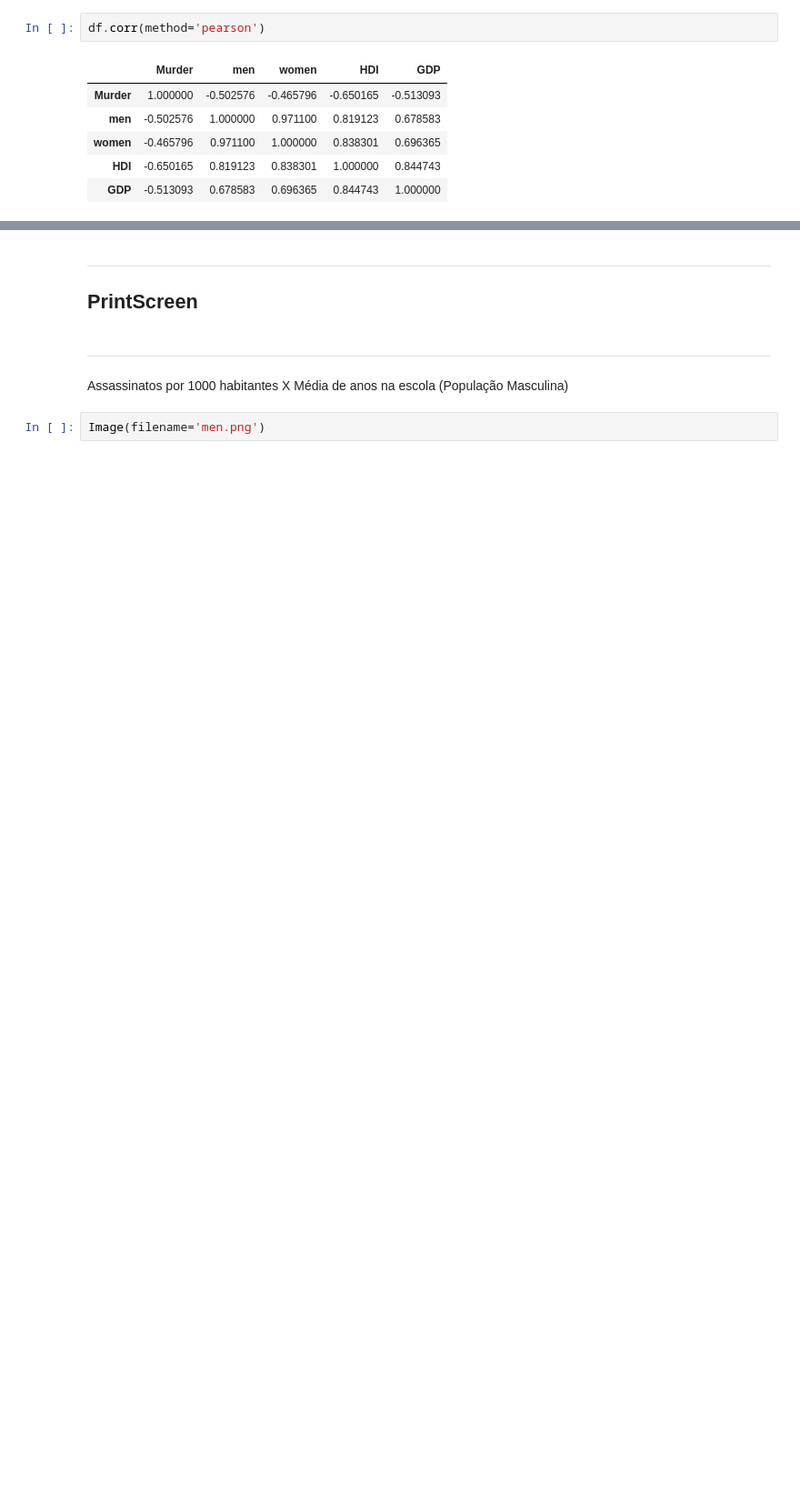
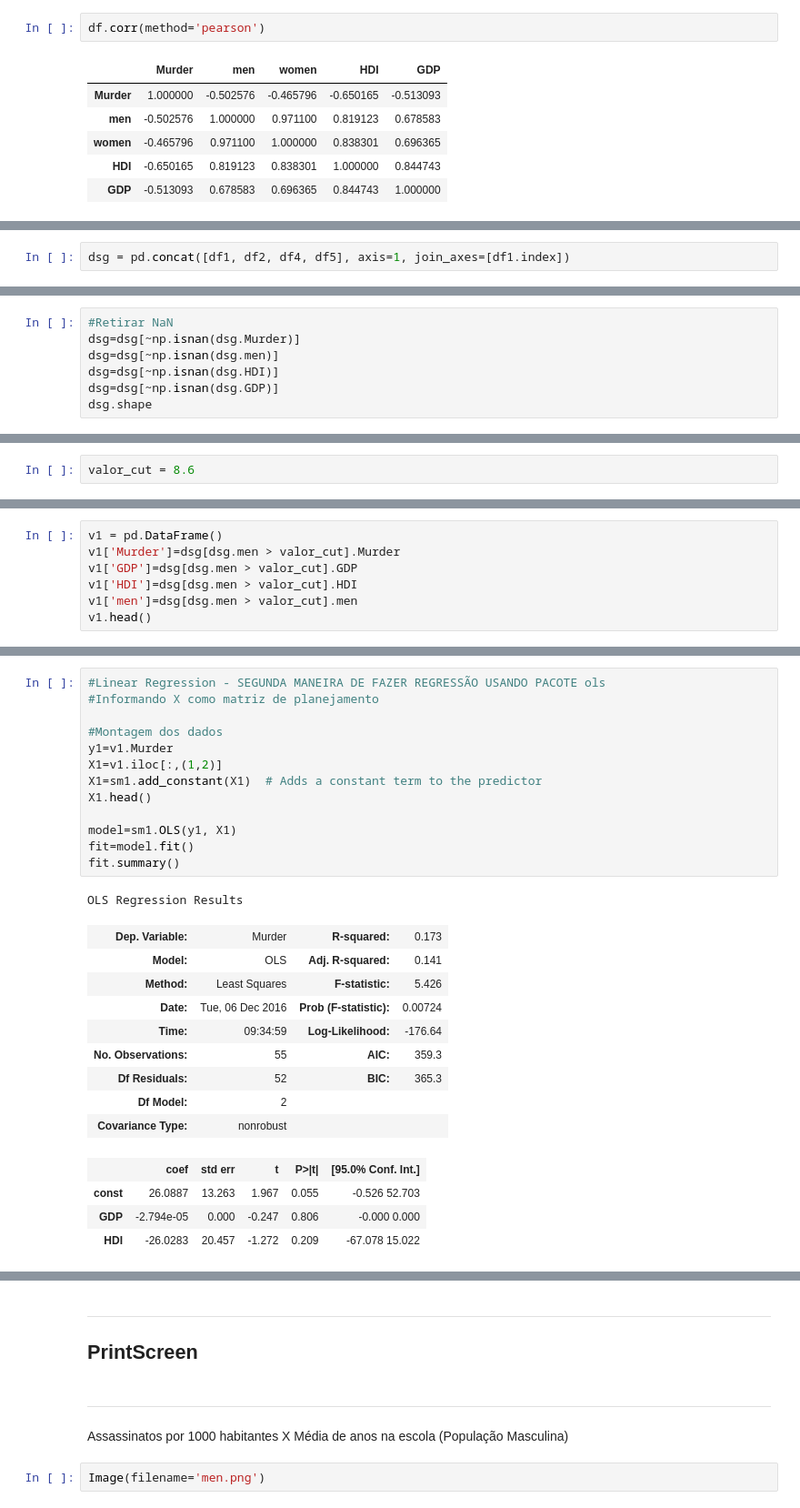
Before and after one commit to Patrick8991/Projeto_3_CD, a Jupyter notebook: Projeto_3.ipynb, the cells around one changed output, grey strips where cells are left out. Shown at 91% size. Drawn from its saved outputs; the diff is of its cells as text; blank space fills up the shorter version.

```diff
--- a/Projeto_3.ipynb
+++ b/Projeto_3.ipynb
@@ -259,0 +239,2 @@ sm1.stats.diagnostic.het_white(res2,X)
+# %%
+dsg = pd.concat([df1, df2, df4, df5], axis=1, join_axes=[df1.index])
@@ -259,0 +243,7 @@ sm1.stats.diagnostic.het_white(res2,X)
+# %%
+#Retirar NaN
+dsg=dsg[~np.isnan(dsg.Murder)]
+dsg=dsg[~np.isnan(dsg.men)]
+dsg=dsg[~np.isnan(dsg.HDI)]
+dsg=dsg[~np.isnan(dsg.GDP)]
+dsg.shape
@@ -259,0 +280,2 @@ sm1.stats.diagnostic.het_white(res2,X)
+# %%
+valor_cut = 8.6
@@ -259,0 +284,7 @@ sm1.stats.diagnostic.het_white(res2,X)
+# %%
+v1 = pd.DataFrame()
+v1['Murder']=dsg[dsg.men > valor_cut].Murder
+v1['GDP']=dsg[dsg.men > valor_cut].GDP
+v1['HDI']=dsg[dsg.men > valor_cut].HDI
+v1['men']=dsg[dsg.men > valor_cut].men
+v1.head()
@@ -259,0 +298,28 @@ sm1.stats.diagnostic.het_white(res2,X)
+# %%
+#Linear Regression - SEGUNDA MANEIRA DE FAZER REGRESSÃO USANDO PACOTE ols
+#Informando X como matriz de planejamento
+
+#Montagem dos dados
+y1=v1.Murder
+X1=v1.iloc[:,(1,2)]
+X1=sm1.add_constant(X1)  # Adds a constant term to the predictor
+X1.head()
+
+model=sm1.OLS(y1, X1)
+fit=model.fit()
+fit.summary()
+# %% [output]
+OLS Regression Results
+| Dep. Variable: | Murder | R-squared: | 0.173 |
+| Model: | OLS | Adj. R-squared: | 0.141 |
+| Method: | Least Squares | F-statistic: | 5.426 |
+| Date: | Tue, 06 Dec 2016 | Prob (F-statistic): | 0.00724 |
+| Time: | 09:34:59 | Log-Likelihood: | -176.64 |
+| No. Observations: | 55 | AIC: | 359.3 |
+| Df Residuals: | 52 | BIC: | 365.3 |
+| Df Model: | 2 |  |  |
+| Covariance Type: | nonrobust |  |  |
+|  | coef | std err | t | P>|t| | [95.0% Conf. Int.] |
+| const | 26.0887 | 13.263 | 1.967 | 0.055 | -0.526 52.703 |
+| GDP | -2.794e-05 | 0.000 | -0.247 | 0.806 | -0.000 0.000 |
+| HDI | -26.0283 | 20.457 | -1.272 | 0.209 | -67.078 15.022 |
```
Also changed, not shown: parts of 35 cells of this notebook.
